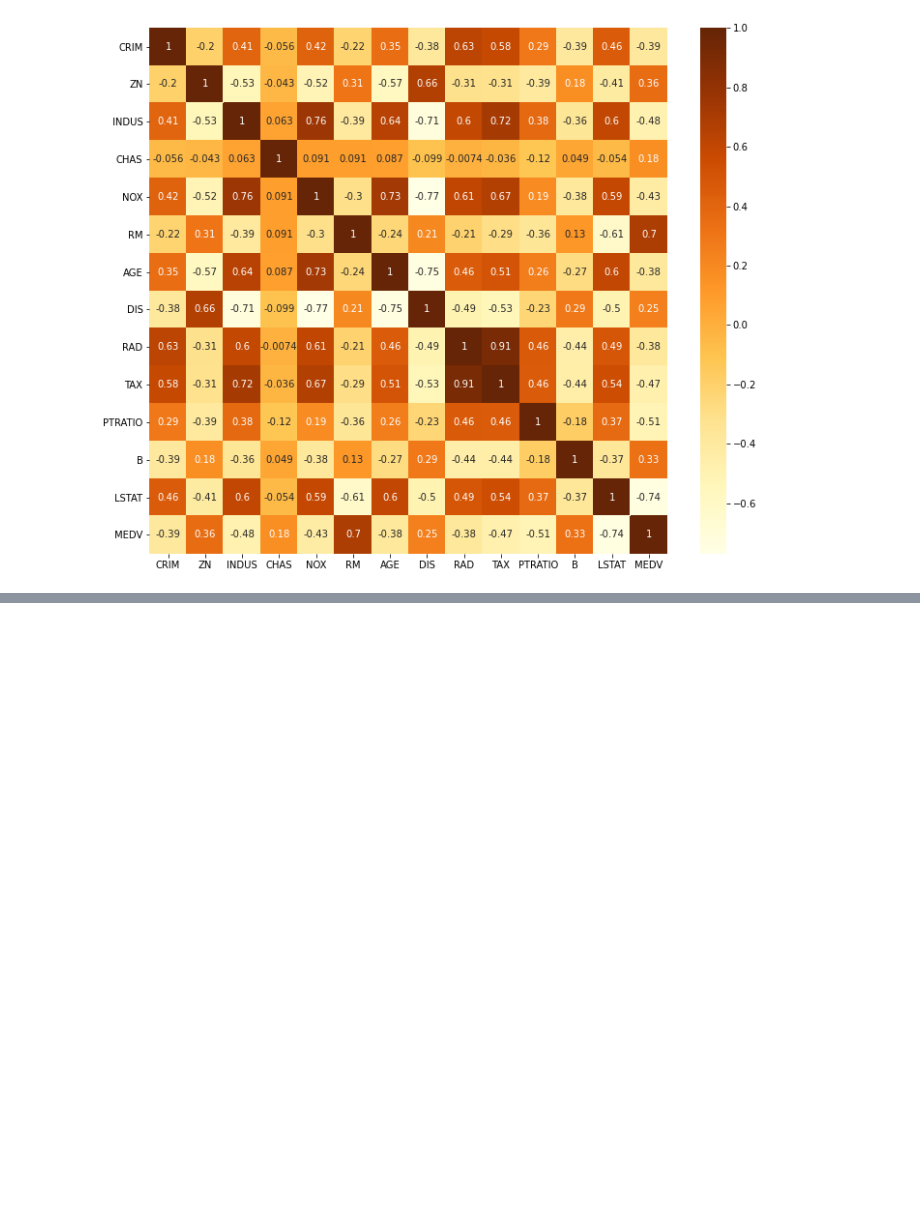
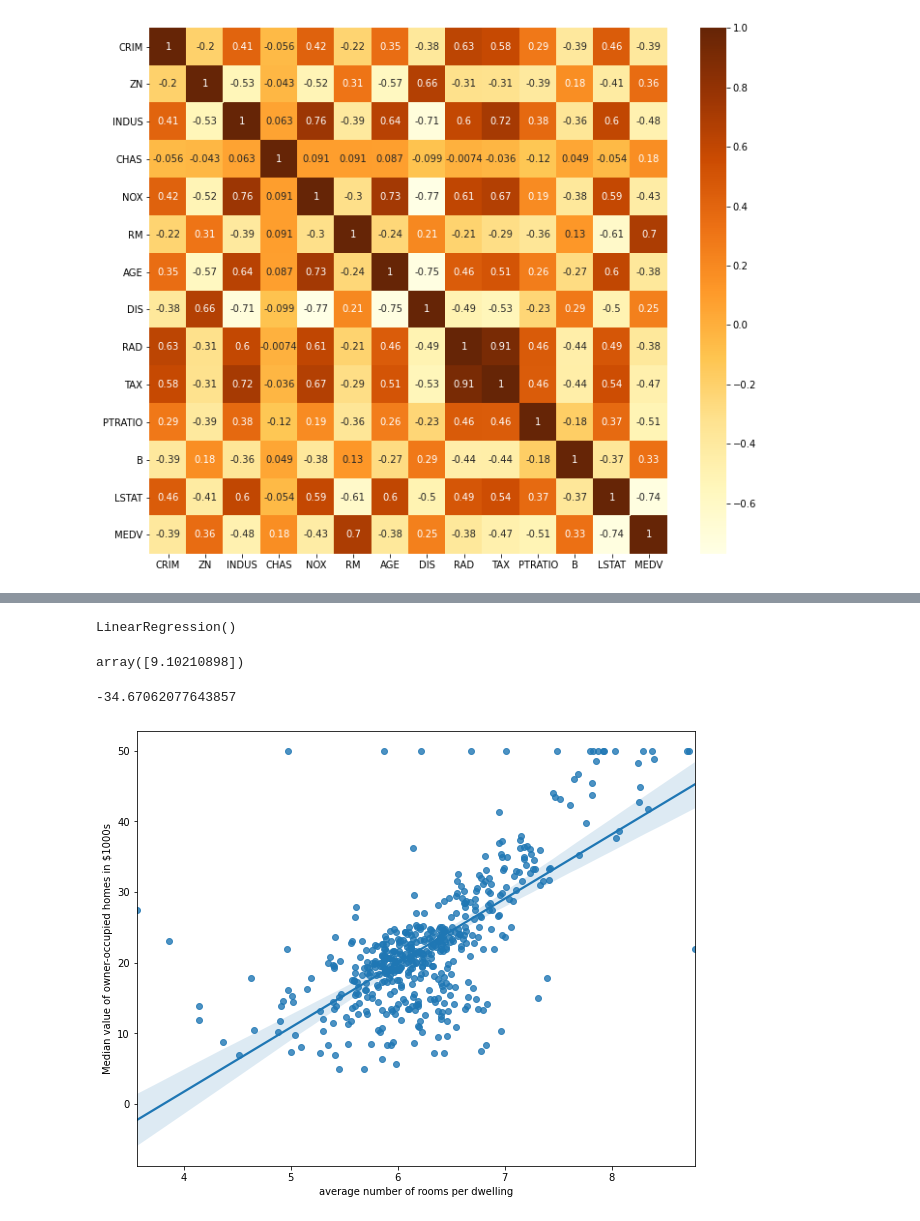
Before and after one commit to jmerin/Boston_Housing_dataset_prediction, a Jupyter notebook: Boston_housing.ipynb, the cells around one changed output, grey strips where cells are left out. Drawn from its saved outputs; the diff is of its cells as text; code cells hidden in the pictures; blank space fills up the shorter version.

```diff
--- a/Boston_housing.ipynb
+++ b/Boston_housing.ipynb
@@ -72,0 +118,26 @@ plt.show()
+# %%
+from sklearn.linear_model import LinearRegression
+X_lr=df['RM'].values.reshape(-1,1)
+y_lr=df['MEDV'].values
+# %%
+lr=LinearRegression()
+# %%
+lr.fit(X_lr,y_lr)
+# %% [output]
+LinearRegression()
+# %%
+lr.coef_
+# %% [output]
+array([9.10210898])
+# %%
+lr.intercept_
+# %% [output]
+-34.67062077643857
+# %%
+plt.figure(figsize=(10,8))
+sns.regplot(x= X_lr, y= y_lr)
+plt.xlabel('average number of rooms per dwelling')
+plt.ylabel('Median value of owner-occupied homes in $1000s')
+plt.show()
+# %% [output]
+[figure, added]
```
Also changed, not shown: parts of 6 cells of this notebook.
